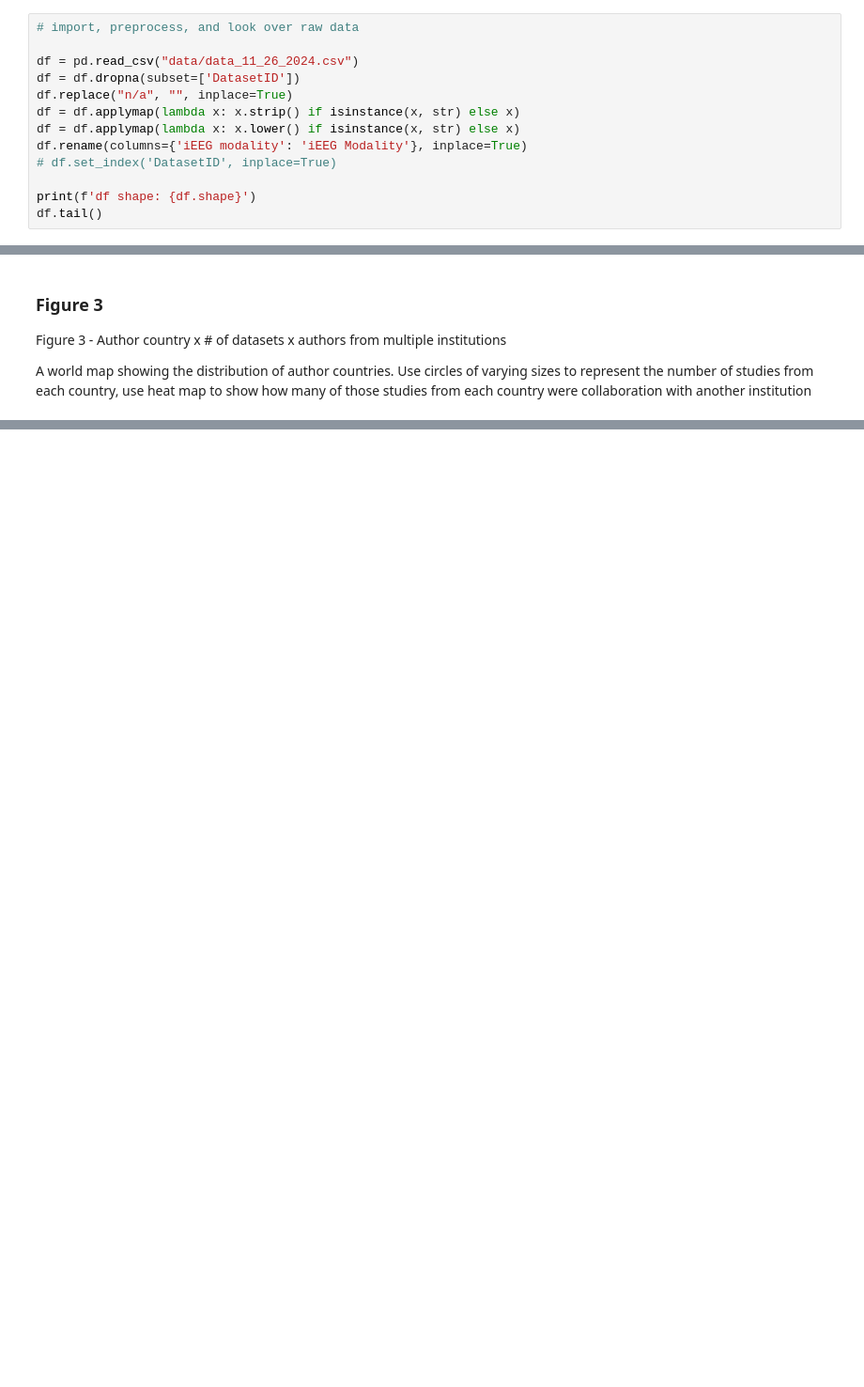
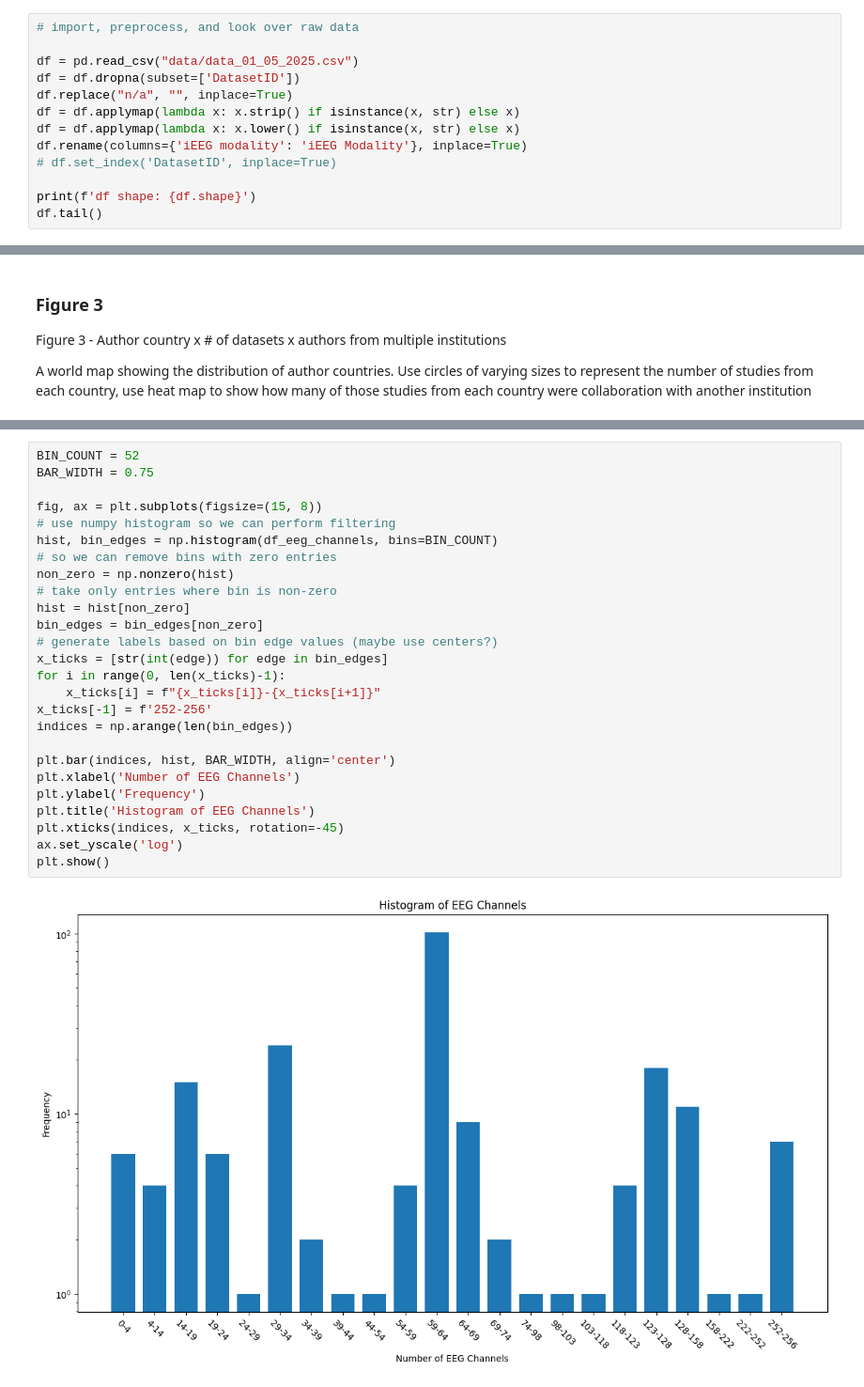
Before and after one commit to sccn/nemar_paper_plot, a Jupyter notebook: sandbox.ipynb, the cells around one changed output, grey strips where cells are left out. Shown: that part at 94% size. Saved outputs shown, nothing was run; the diff lists cells and outputs as text; blank space fills up the shorter version.

Commit message:
updated changes to plots discussed at last meeting

```diff
--- a/sandbox.ipynb
+++ b/sandbox.ipynb
@@ -12,7 +12,7 @@ import plotly.graph_objects as go
 # %%
 # import, preprocess, and look over raw data
 
-df = pd.read_csv("data/data_11_26_2024.csv")
+df = pd.read_csv("data/data_01_05_2025.csv")
 df = df.dropna(subset=['DatasetID'])
 df.replace("n/a", "", inplace=True)
 df = df.applymap(lambda x: x.strip() if isinstance(x, str) else x)
@@ -569,0 +627,28 @@ Like figure 7 in other paper
+# %%
+BIN_COUNT = 52
+BAR_WIDTH = 0.75
+
+fig, ax = plt.subplots(figsize=(15, 8))
+# use numpy histogram so we can perform filtering
+hist, bin_edges = np.histogram(df_eeg_channels, bins=BIN_COUNT)
+# so we can remove bins with zero entries
+non_zero = np.nonzero(hist)
+# take only entries where bin is non-zero
+hist = hist[non_zero]
+bin_edges = bin_edges[non_zero]
+# generate labels based on bin edge values (maybe use centers?)
+x_ticks = [str(int(edge)) for edge in bin_edges]
+for i in range(0, len(x_ticks)-1):
+    x_ticks[i] = f"{x_ticks[i]}-{x_ticks[i+1]}"
+x_ticks[-1] = f'252-256'
+indices = np.arange(len(bin_edges))
+
+plt.bar(indices, hist, BAR_WIDTH, align='center')
+plt.xlabel('Number of EEG Channels')
+plt.ylabel('Frequency')
+plt.title('Histogram of EEG Channels')
+plt.xticks(indices, x_ticks, rotation=-45)
+ax.set_yscale('log')
+plt.show()
+# %% [output]
+[figure, added]
```
Also changed, not shown: parts of 18 cells of this notebook, 2 other files.
